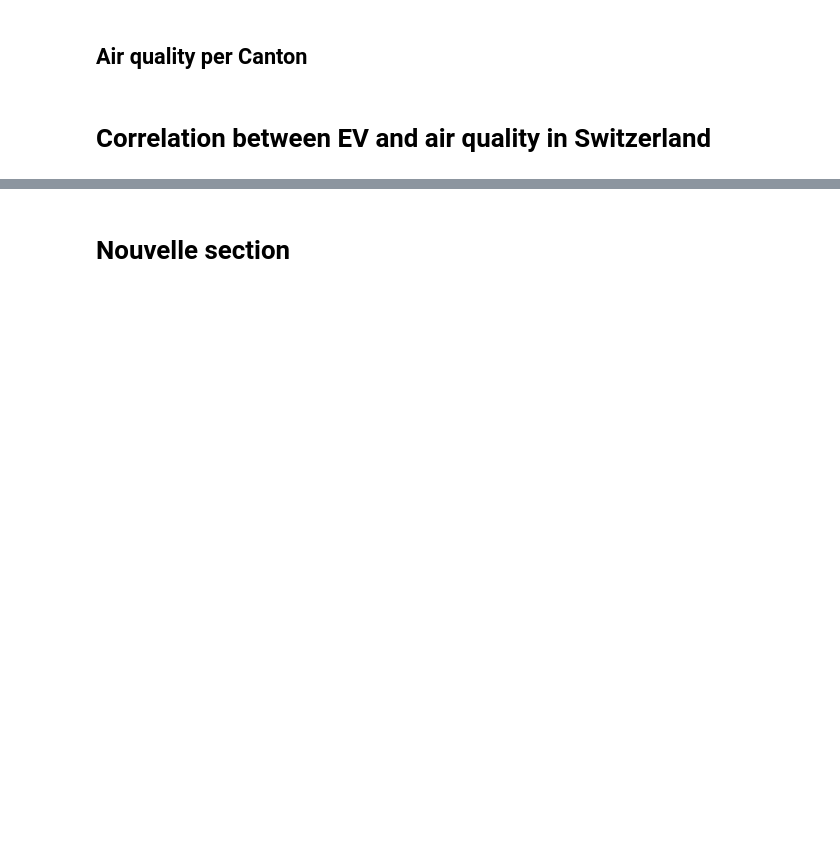
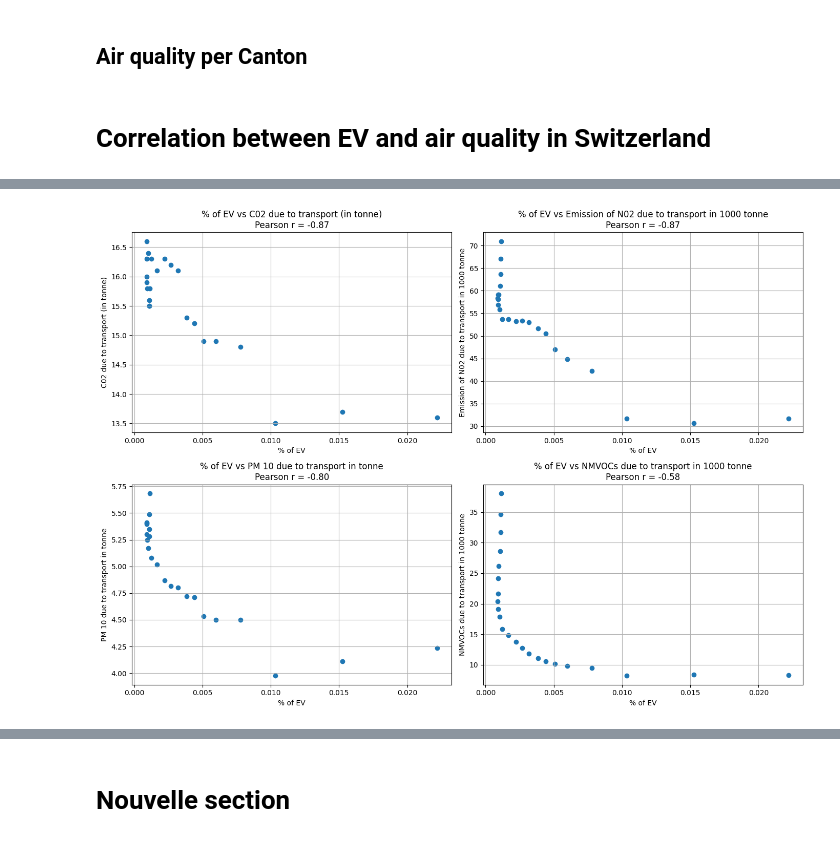
Before and after one commit to omarabbassi/EV, a Jupyter notebook: Fuel_type_in_Switzerland.ipynb, the cells around one changed output, grey strips where cells are left out. Saved outputs shown, nothing was run; the diff lists cells and outputs as text; code cells hidden in the pictures; blank space fills up the shorter version.

```diff
--- a/Fuel_type_in_Switzerland.ipynb
+++ b/Fuel_type_in_Switzerland.ipynb
@@ -783,0 +739,14 @@ KeyError: 'Year'
+# %%
+# Reset index if 'year' is the index in filtered_emissions_data2
+if filtered_emissions_data2.index.name == 'year':
+    filtered_emissions_data2 = filtered_emissions_data2.reset_index()
+
+# Rename 'Year' to 'year' in electricity_sums_by_year
+electricity_sums_by_year = electricity_sums_by_year.rename(columns={'Year': 'year'})
+
+# Convert 'year' to int in both DataFrames
+filtered_emissions_data2['year'] = filtered_emissions_data2['year'].astype(int)
+electricity_sums_by_year['year'] = electricity_sums_by_year['year'].astype(int)
+
+# Merge
+merged_data = pd.merge(filtered_emissions_data2, electricity_sums_by_year, on='year', how='left')
@@ -783,0 +773,36 @@ KeyError: 'Year'
+# %%
+import matplotlib.pyplot as plt
+from scipy.stats import pearsonr
+
+# List of target emission columns
+target_columns = [
+    'C02 due to transport (in tonne)',
+    'Emission of N02 due to transport in 1000 tonne',
+    'PM 10 due to transport in tonne',
+    'NMVOCs due to transport in 1000 tonne'
+]
+
+# Create 2x2 subplots
+fig, axes = plt.subplots(2, 2, figsize=(14, 10))
+
+# Flatten axes for easier iteration
+axes = axes.flatten()
+
+# Loop over each target emission column
+for idx, col in enumerate(target_columns):
+    ax = axes[idx]
+    # Scatter plot
+    ax.scatter(merged_data['% of EV'], merged_data[col])
+    # Calculate Pearson correlation
+    corr_coef, _ = pearsonr(merged_data['% of EV'], merged_data[col])
+    # Plot title with correlation coefficient
+    ax.set_title(f'% of EV vs {col}\nPearson r = {corr_coef:.2f}')
+    ax.set_xlabel('% of EV')
+    ax.set_ylabel(col)
+    ax.grid(True)
+
+# Adjust layout to prevent overlap
+plt.tight_layout()
+plt.show()
+# %% [output]
+[figure, added]
```
Also changed, not shown: parts of 11 cells of this notebook.
